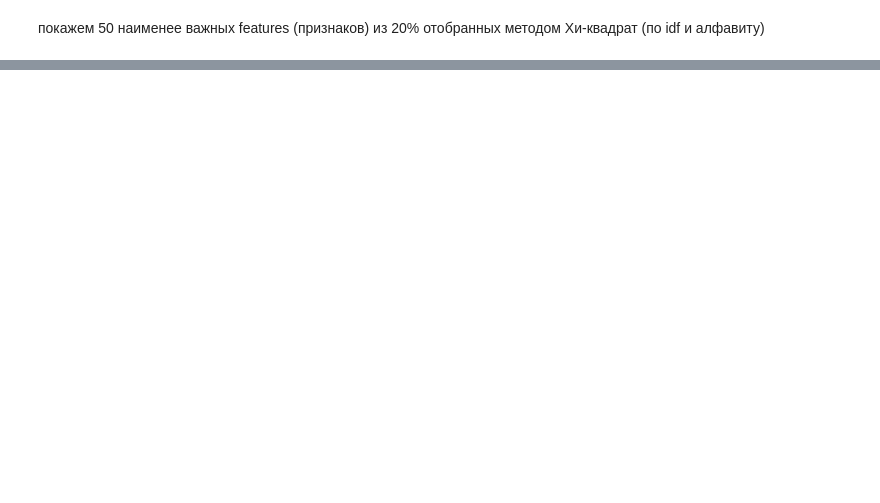
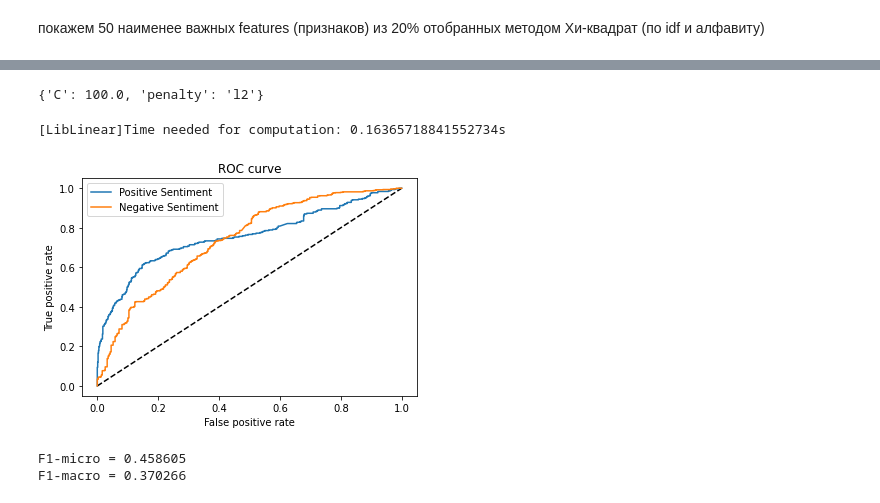
Before and after one commit to tertiadecima/MachineLearning, a Jupyter notebook: banks_feature_extraction.ipynb, the cells around one changed output, grey strips where cells are left out. Saved outputs shown, nothing was run; the diff lists cells and outputs as text; code cells hidden in the pictures; blank space fills up the shorter version.

```diff
--- a/banks_feature_extraction.ipynb
+++ b/banks_feature_extraction.ipynb
@@ -529,0 +497,5 @@ for feature, idf in selected_and_sorted_tokens_with_IDF[-50:]: print('{0:.6f} =>
+# %%
+gcv_lr_bp = gcv_lr.best_params_
+print(gcv_lr_bp)
+# %% [output]
+{'C': 100.0, 'penalty': 'l2'}
@@ -529,0 +509,7 @@ for feature, idf in selected_and_sorted_tokens_with_IDF[-50:]: print('{0:.6f} =>
+# %%
+gcv_lr_tp3 = time.time()
+bcls_gcv_lr.fit(X_transformed_and_selected, labels)
+gcv_lr_tp4 = time.time()
+print(f'Time needed for computation: {gcv_lr_tp4 - gcv_lr_tp3}s')
+# %% [output]
+[LibLinear]Time needed for computation: 0.16365718841552734s
@@ -529,0 +539,22 @@ for feature, idf in selected_and_sorted_tokens_with_IDF[-50:]: print('{0:.6f} =>
+# %%
+plt.figure(2)
+plt.plot([0, 1], [0, 1], 'k--')
+plt.plot(fpr_positives, tpr_positives, label='Positive Sentiment')
+plt.plot(fpr_negatives, tpr_negatives, label='Negative Sentiment')
+# plt.plot(fpr_neutrals, tpr_neutrals, label='Neutral Sentiment')
+plt.xlabel('False positive rate')
+plt.ylabel('True positive rate')
+plt.title('ROC curve')
+plt.legend(loc='best')
+plt.show()
+# %% [output]
+[figure, added]
+# %%
+predicted_labels = best_pipeline_for_se.predict(texts_for_testing)
+fmi_gcv_lr = f1_score(labels_for_testing, predicted_labels, average='micro')
+fma_gcv_lr = f1_score(labels_for_testing, predicted_labels, average='macro')
+print('F1-micro = {0:.6f}'.format(fmi_gcv_lr))
+print('F1-macro = {0:.6f}'.format(fma_gcv_lr))
+# %% [output]
+F1-micro = 0.458605
+F1-macro = 0.370266
```
Also changed, not shown: parts of 108 cells of this notebook.
